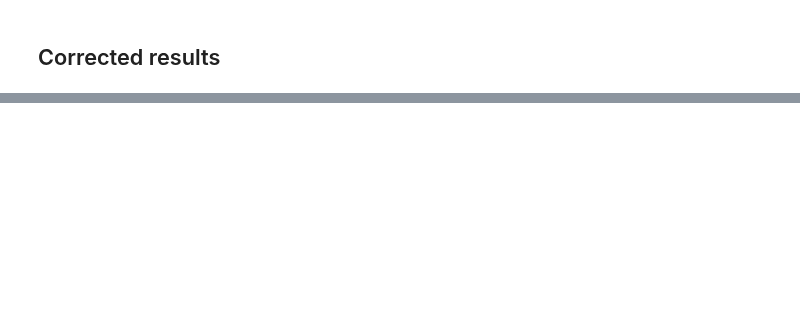
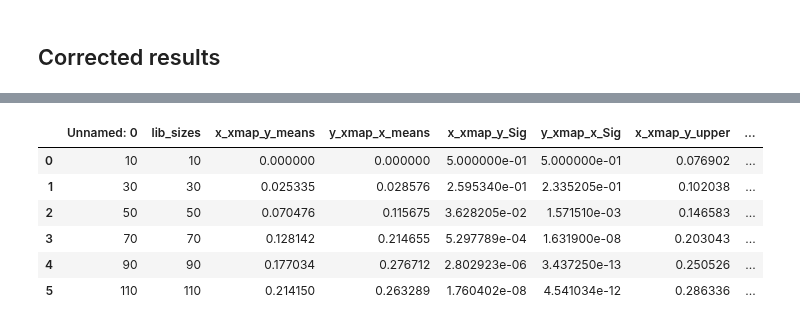
Before and after one commit to KatharinaBracher/GCCM, a Jupyter notebook: code/HeavyMetal.ipynb, the cells around one changed output, grey strips where cells are left out. Cells and saved outputs as stored; diff of their text form; code cells hidden in the pictures; blank space fills up the shorter version.

```diff
--- a/code/HeavyMetal.ipynb
+++ b/code/HeavyMetal.ipynb
@@ -184,0 +230,10 @@ for legobj in legend.legendHandles:
+# %%
+iresultsr_correct
+# %% [output]
+|  | Unnamed: 0 | lib_sizes | x_xmap_y_means | y_xmap_x_means | x_xmap_y_Sig | y_xmap_x_Sig | x_xmap_y_upper | ... |
+| 0 | 10 | 10 | 0.000000 | 0.000000 | 5.000000e-01 | 5.000000e-01 | 0.076902 | ... |
+| 1 | 30 | 30 | 0.025335 | 0.028576 | 2.595340e-01 | 2.335205e-01 | 0.102038 | ... |
+| 2 | 50 | 50 | 0.070476 | 0.115675 | 3.628205e-02 | 1.571510e-03 | 0.146583 | ... |
+| 3 | 70 | 70 | 0.128142 | 0.214655 | 5.297789e-04 | 1.631900e-08 | 0.203043 | ... |
+| 4 | 90 | 90 | 0.177034 | 0.276712 | 2.802923e-06 | 3.437250e-13 | 0.250526 | ... |
+| 5 | 110 | 110 | 0.214150 | 0.263289 | 1.760402e-08 | 4.541034e-12 | 0.286336 | ... |
```
Also changed, not shown: parts of 14 cells of this notebook, 19 other files.
